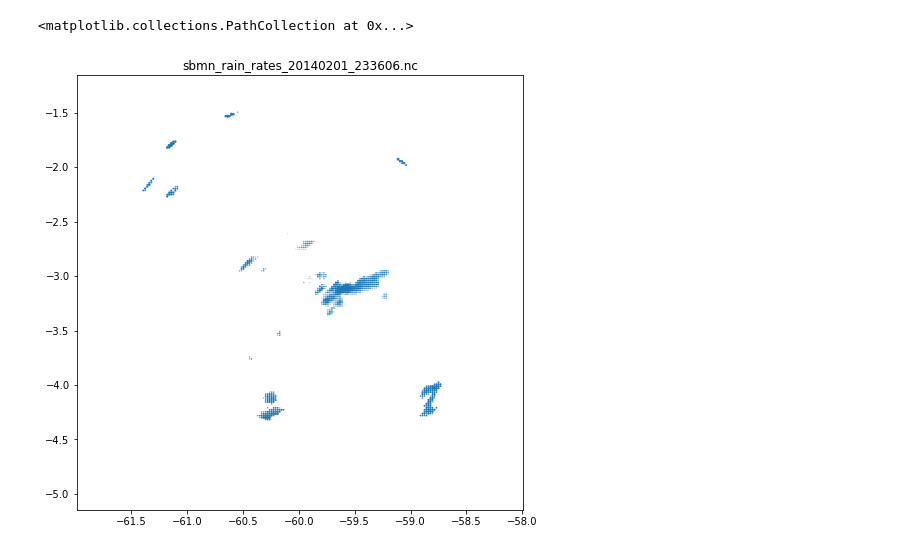
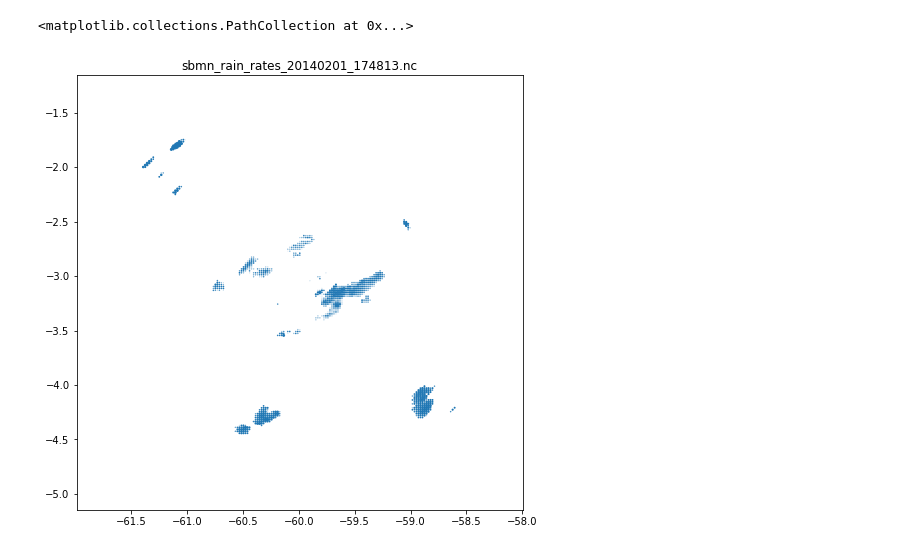
Before and after one commit to helvecioneto/CAP-394, a Jupyter notebook: 03-Tracking.ipynb, the cells around one changed output. Saved outputs shown, nothing was run; the diff lists cells and outputs as text; code cells hidden in the pictures.

```diff
--- a/03-Tracking.ipynb
+++ b/03-Tracking.ipynb
@@ -13,0 +65,4 @@ from matplotlib import animation
+# %%
+## NC Files from SIPAM RADAR
+xds = xr.open_dataset('data/radar/20140201/sbmn_rain_rates_20140201_000009.nc')
+xds
@@ -13,0 +105,10 @@ from matplotlib import animation
+# %%
+rr = xds.rain_rate           ### Matriz com valores de preciptacao
+runit = xds.rain_rate.units         ### Unidade mm/h
+rkm = xds.rain_rate.height_km       ### Unidade de altitude km
+start_time = xds.start_time.data    ### Tempo inical
+stop_time = xds.stop_time.data      ### Tempo Final
+lon = xds.lon0.data                 ### Matriz Longitude
+lat = xds.lat0.data                 ### Matriz
+x0 = xds.x0
+y0 = xds.y0
@@ -15,7 +145,7 @@ from matplotlib import animation
 ## Set data dir
 datadir = 'data/radar/'
 ddate = 20140201
-interval = 20
+interval = 50
 
 # Original grid dimensions
 nx = 241
@@ -33,7 +163,6 @@ nx2, ny2 = int(nx/downsizeby), int(ny/downsizeby)
 
 X2, Y2 = np.meshgrid( np.arange(0,nx2*dx2, dx2), np.arange(0,ny2*dy2, dy2) )
 
-
 # Define container
 frames = np.zeros( (interval, nx2, ny2 ) )
 
@@ -45,9 +174,3 @@ for i in range(interval):
     xds = xr.open_dataset(d+file)
     rr = xds.rain_rate
     frames[i] =  rr
-
-# Lat Lon coordinates
-lon = xds.lon0.data
-lat = xds.lat0.data
-rkm = xds.rain_rate.height_km
-runit = xds.rain_rate.units
@@ -54,12 +187,12 @@ runit = xds.rain_rate.units
 # %%
 ## Plot simple figure from dataset
 
-figtime = 1
+figtime = 0
 
 plt.figure(figsize=(8,8))
 plt.title(os.listdir(datadir+str(ddate))[figtime])
 plt.scatter(lon,lat,frames[figtime])
 #plt.pcolormesh(lon,lat,frames[figtime])
 # %% [output]
 <matplotlib.collections.PathCollection at 0x...>
-[figure, old version]
+[figure, new version]
```
Also changed, not shown: parts of 19 cells of this notebook, 5 other files.
